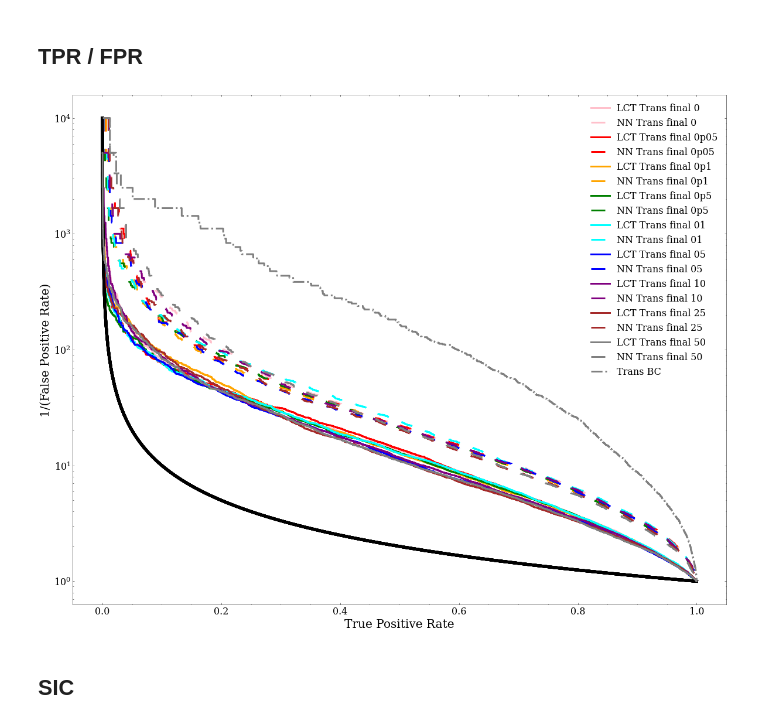
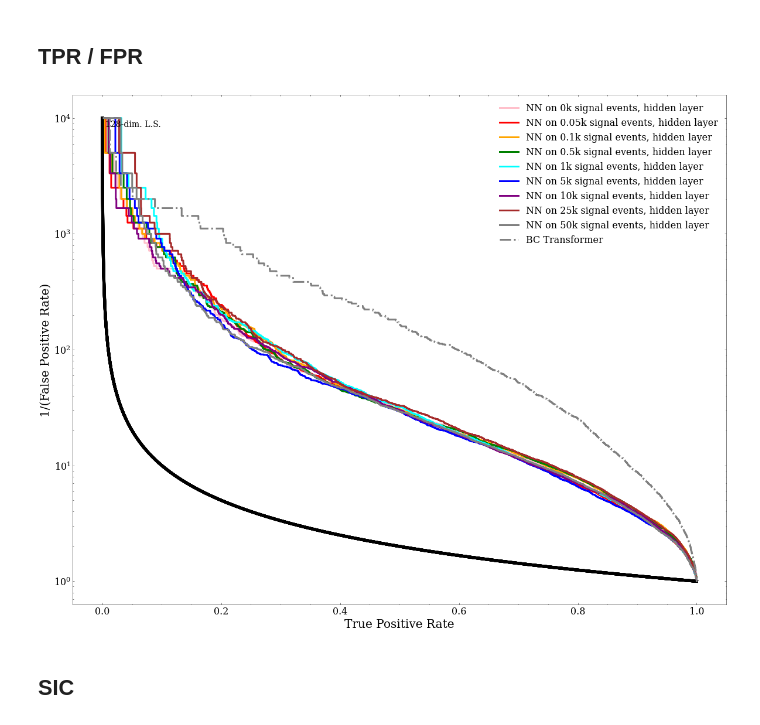
Before and after one commit to rmastand/JetCLR_AD, a Jupyter notebook: scripts/final_plots_AUC_v_SB_with_seeds.ipynb, the cells around one changed output. Saved outputs shown, nothing was run; the diff lists cells and outputs as text; code cells hidden in the pictures.

Commit message:
nicer plots

```diff
--- a/scripts/final_plots_AUC_v_SB_with_seeds.ipynb
+++ b/scripts/final_plots_AUC_v_SB_with_seeds.ipynb
@@ -15,7 +15,7 @@ First get the best AUC data
 constit_num = 50
 
 
-dim = 48
+dim = 128
 seeds_list = [1,2,3,4,5]
 
 exp_id_S_nums = [0, 50, 100, 500, 1000, 5000, 10000, 25000, 50000]
@@ -42,7 +42,7 @@ nn_const_rep_best_auc_dict = {dim:0}
 
 for seed in seeds_list:
     print(seed)
-    """
+
 
     exp_id_t = "dim_"+str(dim)+"_seed_"+str(seed)
 
@@ -51,10 +51,10 @@ for seed in seeds_list:
     expt_dir_trans_BC =  base_dir + "projects/rep_learning/experiments/dim_scan_22_02_19/" + exp_id_t + "/"
     expt_dir_CR =  base_dir + "projects/rep_learning/experiments/dim_scan_22_02_19/const_rep_seed_"+str(seed)+"/"
 
-    """
+
 
     # Constituent reps
-    """
+    #"""
 
     local_tpr = np.load( expt_dir_CR+"const_rep_lct_tpr_"+str(2*constit_num)+".npy" )
     local_fpr = np.load( expt_dir_CR+"const_rep_lct_fpr_"+str(2*constit_num)+".npy" )
@@ -74,11 +74,11 @@ for seed in seeds_list:
         nn_const_rep_tpr_dict[dim] = local_tpr
         nn_const_rep_fpr_dict[dim] = local_fpr
 
-    """
+    #"""
 
 
     # Transformer BC
-    """
+    #"""
 
     local_tpr = np.load( expt_dir_trans_BC+"trans_BC_tpr_"+str(constit_num)+".npy" )
     local_fpr = np.load( expt_dir_trans_BC+"trans_BC_fpr_"+str(constit_num)+".npy" )
@@ -90,7 +90,7 @@ for seed in seeds_list:
         trans_BC_best_auc_dict[dim] = local_auc
         trans_BC_tpr_dict[dim] = local_tpr
         trans_BC_fpr_dict[dim] = local_fpr
-    """
+    #"""
 
 
 
@@ -148,8 +148,8 @@ for i, code in enumerate(exp_id_codes):
 
     # ALL DIMS
     #"""
-    plt.plot(lct_tpr_dict[layer][code], 1.0/lct_fpr_dict[layer][code], label = "LCT Trans "+str(dim)+", layer "+str(layer), color = colors[i], linestyle = "solid",  linewidth = l)
-    #plt.plot(nn_tpr_dict[layer][code], 1.0/nn_fpr_dict[layer][code], label = "NN Trans "+str(dim)+", layer "+str(layer), color = colors[i], linestyle = (0,(8,10)),  linewidth = l)
+    #plt.plot(lct_tpr_dict[layer][code], 1.0/lct_fpr_dict[layer][code], label = "LCT Trans "+str(dim)+", layer "+str(layer), color = colors[i], linestyle = "solid",  linewidth = l)
+    plt.plot(nn_tpr_dict[layer][code], 1.0/nn_fpr_dict[layer][code], label = "NN Trans "+str(dim)+", layer "+str(layer), color = colors[i], linestyle = (0,(8,10)),  linewidth = l)
     #plt.plot(trans_BC_tpr_dict[code], 1.0/trans_BC_fpr_dict[code], label = "Trans BC "+str(dim), color = colors[i], linestyle = "dashdot",  linewidth = l)
     #"""
 
@@ -275,43 +275,51 @@ colors = ["pink", "red", "orange", "green", "cyan", "blue", "purple", "brown", "
 
 l = 3
 
+layer = 1
+
+layer_id_dict = {0:"transformer layer", 1:"hidden layer", 2:"output layer"}
+
+exp_id_dict = {"0":"0", "0p05":"0.05", "0p1":"0.1", "0p5":"0.5", "01":"1","05":"5", "10":"10","25":"25", "50":"50"}
+
 for i, exp_id in enumerate(exp_id_codes):
 
     # ALL DIMS
     #"""
     # random
     plt.plot(lct_tpr_dict[2][exp_id],1.0/lct_tpr_dict[2][exp_id], color = "black", linewidth = 5)
 
-    #plt.plot(lct_const_rep_tpr_dict[exp_id], 1.0/lct_const_rep_fpr_dict[exp_id], label = "LCT Const. rep "+exp_id, color = colors[i], linestyle = "dotted",  linewidth = l)
-    #plt.plot(nn_const_rep_tpr_dict[exp_id], 1.0/nn_const_rep_fpr_dict[exp_id], label = "NN Const. rep "+exp_id, color = colors[i], linestyle = "dashed" , linewidth = l)
-    plt.plot(lct_tpr_dict[2][exp_id], 1.0/lct_fpr_dict[2][exp_id], label = "LCT Trans final "+exp_id, color = colors[i], linestyle = "solid",  linewidth = l)
-    plt.plot(nn_tpr_dict[2][exp_id], 1.0/nn_fpr_dict[2][exp_id], label = "NN Trans final "+exp_id, color = colors[i], linestyle = (0,(8,10)),  linewidth = l)
+    #plt.plot(lct_const_rep_tpr_dict[exp_id], 1.0/lct_const_rep_fpr_dict[exp_id], label = "LCT on const. rep", color = "black", linestyle = "dotted",  linewidth = l)
+    #plt.plot(nn_const_rep_tpr_dict[exp_id], 1.0/nn_const_rep_fpr_dict[exp_id], label = "NN on const. rep", color = "black", linestyle = "dashed" , linewidth = l)
+    #plt.plot(lct_tpr_dict[layer][exp_id], 1.0/lct_fpr_dict[layer][exp_id], label = "LCT on "+str(dim)+"k signal events, "+str(layer_id_dict[layer]), color = colors[i], linestyle = (0,(1,10)),  linewidth = l)
+    plt.plot(nn_tpr_dict[layer][exp_id], 1.0/nn_fpr_dict[layer][exp_id], label = "NN on "+exp_id_dict[exp_id]+"k signal events, "+str(layer_id_dict[layer]), color = colors[i], linestyle = "solid",  linewidth = l)
     #"""
 
     # ONE DIM
     """
     plt.plot(lct_const_rep_tpr_dict[exp_id], 1.0/lct_const_rep_fpr_dict[exp_id], label = "LCT Const. rep "+exp_id, color = colors[0], linestyle = "dotted",  linewidth = l)
     plt.plot(nn_const_rep_tpr_dict[exp_id], 1.0/nn_const_rep_fpr_dict[exp_id], label = "NN Const. rep "+exp_id, color = colors[1], linestyle = "dashed" , linewidth = l)
     plt.plot(lct_tpr_dict[2][exp_id], 1.0/lct_fpr_dict[2][exp_id], label = "LCT Trans final "+exp_id, color = colors[2], linestyle = "solid",  linewidth = l)
     plt.plot(nn_tpr_dict[2][exp_id], 1.0/nn_fpr_dict[2][exp_id], label = "NN Trans final "+exp_id, color = colors[3], linestyle = (0,(8,10)),  linewidth = l)
     plt.plot(trans_BC_tpr_dict[exp_id], 1.0/trans_BC_fpr_dict[exp_id], label = "Trans BC "+exp_id, color = colors[4], linestyle = "dashdot",  linewidth = l)
     """
-plt.plot(trans_BC_tpr_dict[dim], 1.0/trans_BC_fpr_dict[dim], label = "Trans BC", color = colors[i], linestyle = "dashdot",  linewidth = l)
-
+plt.plot(trans_BC_tpr_dict[dim], 1.0/trans_BC_fpr_dict[dim], label = "BC Transformer", color = colors[i], linestyle = "dashdot",  linewidth = l)
+ax = plt.gca()
+plt.text(0.05, 0.95, str(dim)+"-dim. L.S.", transform=ax.transAxes, fontsize=14,
+        verticalalignment="top")
 
 plt.yscale("log")
 plt.xlabel("True Positive Rate")
 plt.ylabel("1/(False Positive Rate)")
 plt.legend()
 plt.show()
 
 
 #img_name = "fpr.pdf"
 #pp = PdfPages(img_name)
 ##pp.savefig(fig)
 #pp.close()
 # %% [output]
-[figure, old version]
+[figure, new version]
 # %% [markdown]
 ## SIC
 # %%
```
Also changed, not shown: parts of 4 cells of this notebook, 1 other file.
